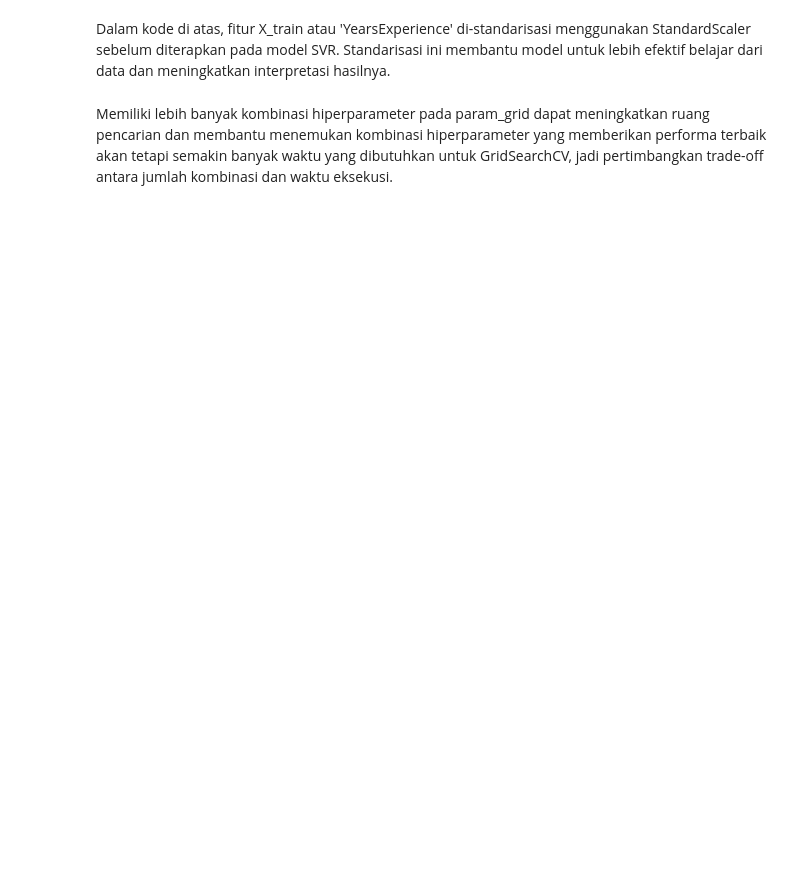
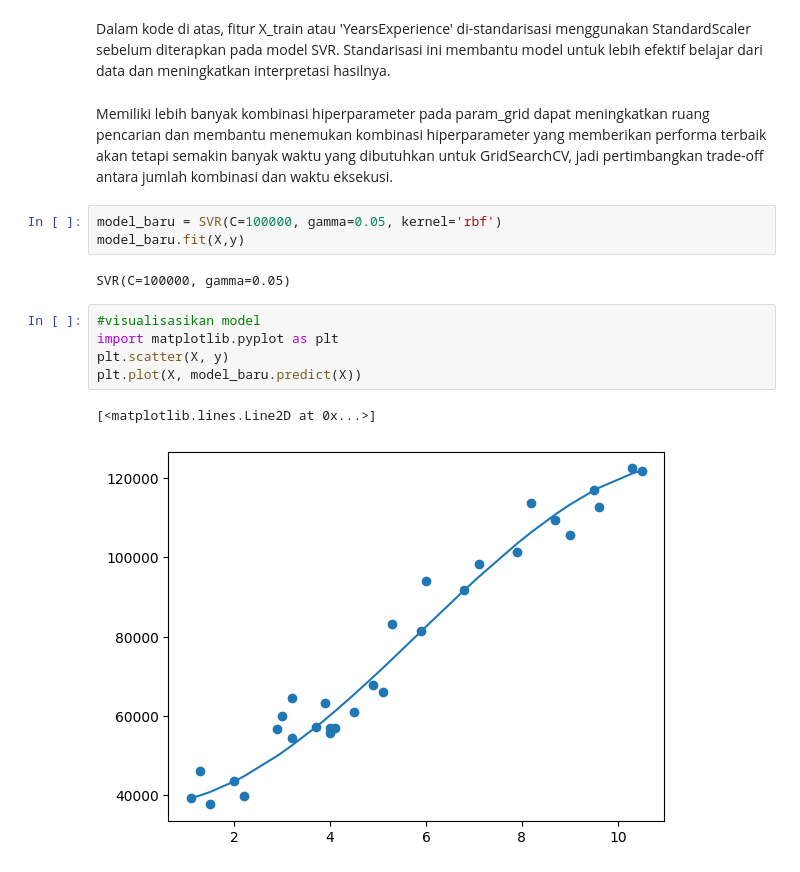
Before and after one commit to TassyaRM/MachineLearning_TK-44-G4_, a Jupyter notebook: Mgg8/Tassya_Salary_Data_SVR.ipynb, the cells around one changed output. Cells and saved outputs as stored; diff of their text form; blank space fills up the shorter version.

```diff
--- a/Mgg8/Tassya_Salary_Data_SVR.ipynb
+++ b/Mgg8/Tassya_Salary_Data_SVR.ipynb
@@ -224,3 +223,16 @@ Mean Squared Error on Test Set: 45245096.376111336
 Dalam kode di atas, fitur X_train atau 'YearsExperience' di-standarisasi menggunakan StandardScaler sebelum diterapkan pada model SVR. Standarisasi ini membantu model untuk lebih efektif belajar dari data dan meningkatkan interpretasi hasilnya.
 # %% [markdown]
 Memiliki lebih banyak kombinasi hiperparameter pada param_grid dapat meningkatkan ruang pencarian dan membantu menemukan kombinasi hiperparameter yang memberikan performa terbaik akan tetapi semakin banyak waktu yang dibutuhkan untuk GridSearchCV, jadi pertimbangkan trade-off antara jumlah kombinasi dan waktu eksekusi.
+# %%
+model_baru = SVR(C=100000, gamma=0.05, kernel='rbf')
+model_baru.fit(X,y)
+# %% [output]
+SVR(C=100000, gamma=0.05)
+# %%
+#visualisasikan model
+import matplotlib.pyplot as plt
+plt.scatter(X, y)
+plt.plot(X, model_baru.predict(X))
+# %% [output]
+[<matplotlib.lines.Line2D at 0x...>]
+[figure, added]
```
Also changed, not shown: parts of 1 cell of this notebook.
